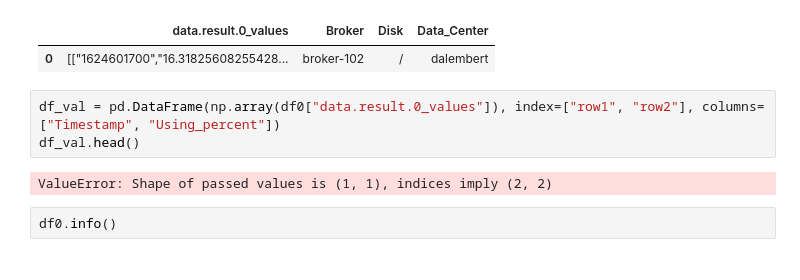
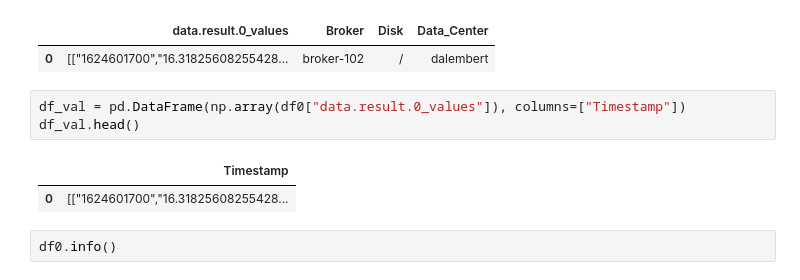
Before and after one commit to totogs/dataiku_test4, a Jupyter notebook: ipython_notebooks/notebook editor for compute_good_columns.ipynb, the cells around one changed output. Cells and saved outputs as stored; diff of their text form.

Commit message:
Saved Jupyter notebook 'notebook editor for compute_good_columns'

```diff
--- a/ipython_notebooks/notebook editor for compute_good_columns.ipynb
+++ b/ipython_notebooks/notebook editor for compute_good_columns.ipynb
@@ -114,10 +114,11 @@ See the caveats in the documentation: http://pandas.pydata.org/pandas-docs/stabl
 |  | data.result.0_values | Broker | Disk | Data_Center |
 | 0 | [["1624601700","16.31825608255428... | broker-102 | / | dalembert |
 # %%
-df_val = pd.DataFrame(np.array(df0["data.result.0_values"]), index=["row1", "row2"], columns=["Timestamp", "Using_percent"])
+df_val = pd.DataFrame(np.array(df0["data.result.0_values"]), columns=["Timestamp"])
 df_val.head()
 # %% [output]
-ValueError: Shape of passed values is (1, 1), indices imply (2, 2)
+|  | Timestamp |
+| 0 | [["1624601700","16.31825608255428... |
 # %%
 df0.info()
 # %% [output]
```
Also changed, not shown: parts of 1 cell of this notebook.
